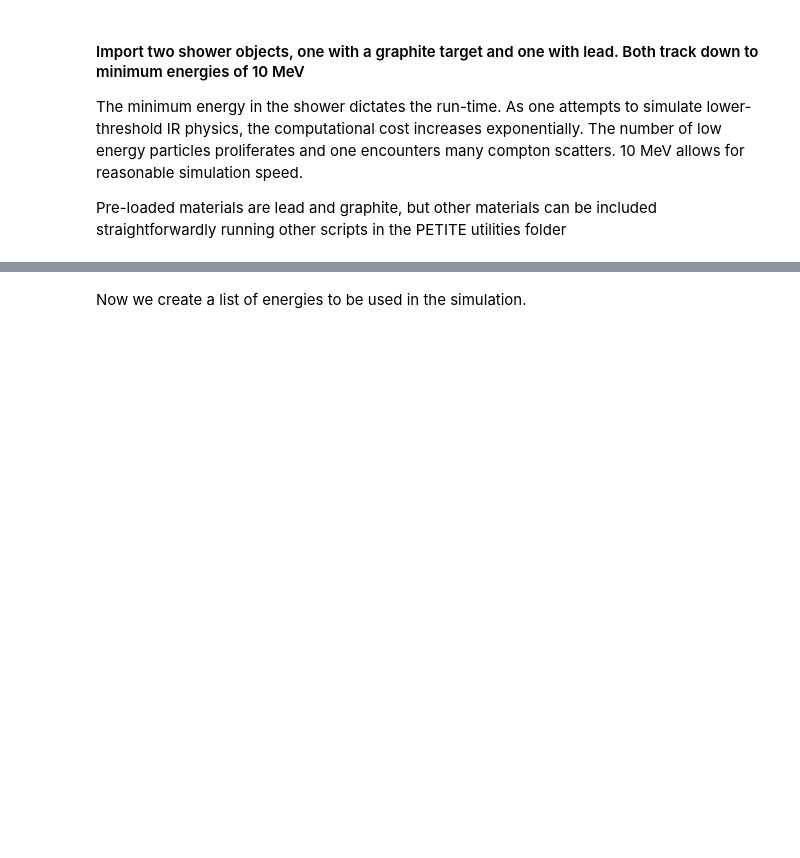
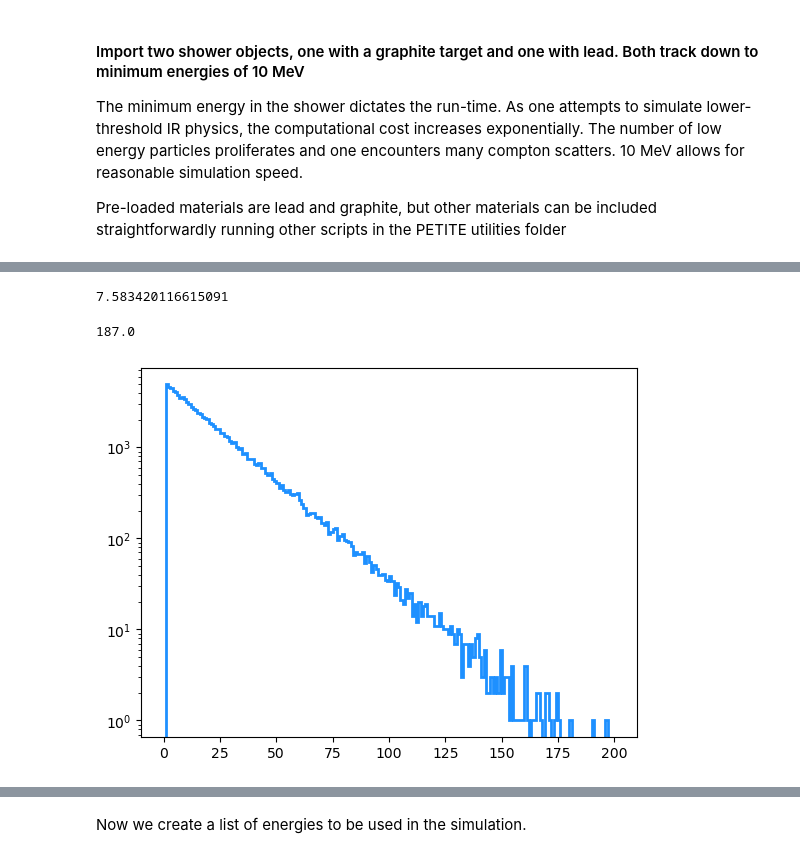
Before and after one commit to kjkellyphys/PETITE, a Jupyter notebook: examples/PETITE_DarkShower.ipynb, the cells around one changed output, grey strips where cells are left out. Saved outputs shown, nothing was run; the diff lists cells and outputs as text; code cells hidden in the pictures; blank space fills up the shorter version.

```diff
--- a/examples/PETITE_DarkShower.ipynb
+++ b/examples/PETITE_DarkShower.ipynb
@@ -97,0 +122,20 @@ TypeError: 'float' object is not iterable
+# %%
+sX[70]
+# %% [output]
+7.583420116615091
+# %%
+ntrials = []
+xs = []
+for k in tqdm(range(100000)):
+    s0 = sGraphite.draw_dark_sample(4.55, 70, "ExactBrem", VB=True)
+    xs.append([s0[0], s0[1]])
+    ntrials.append(s0[-1])
+# %%
+np.max(ntrials)
+# %% [output]
+187.0
+# %%
+plt.hist(ntrials, bins=np.linspace(0, 200, 201), histtype='step', lw=2, color='dodgerblue')
+plt.gca().set_yscale('log')
+# %% [output]
+[figure, added]
```
Also changed, not shown: parts of 67 cells of this notebook, 6 other files.
